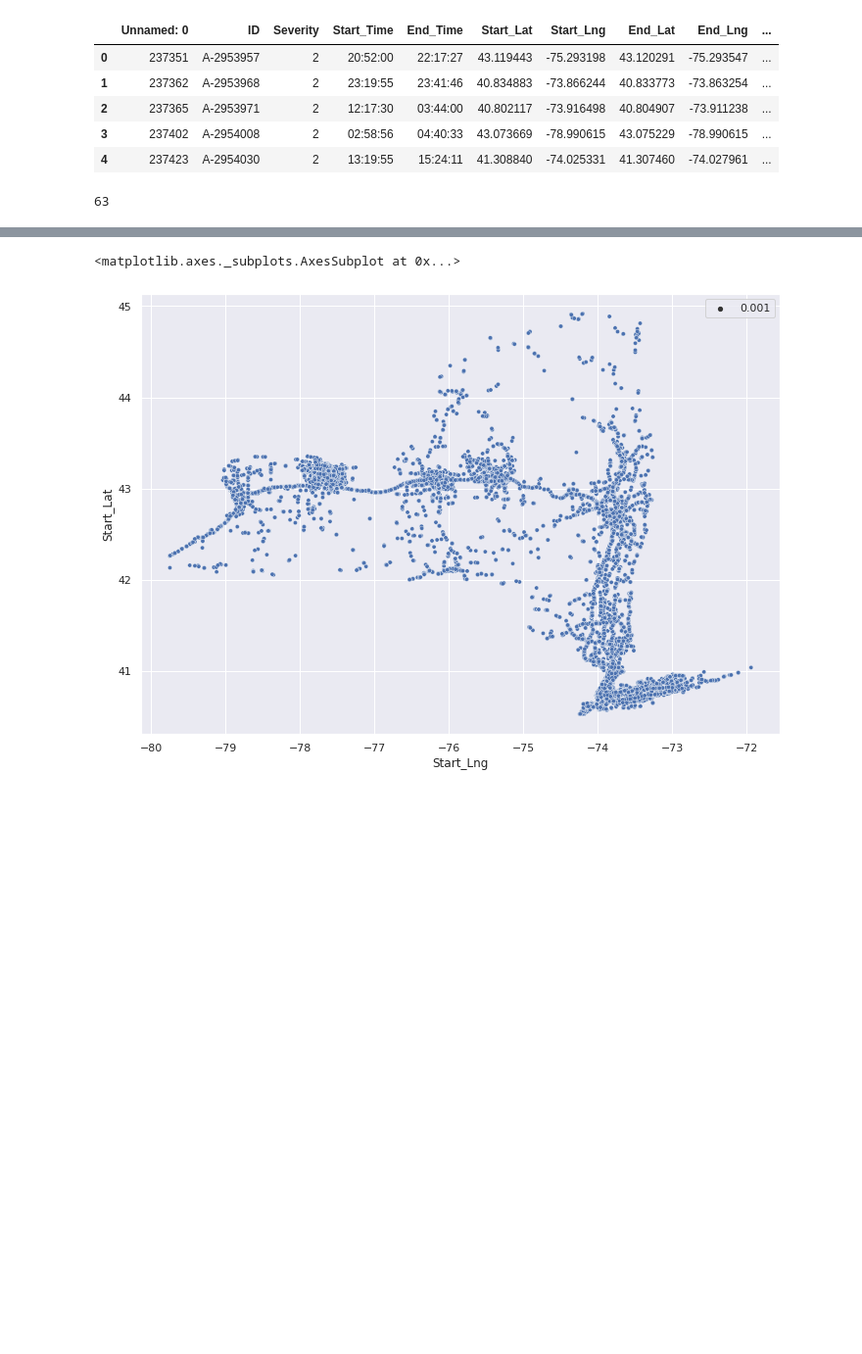
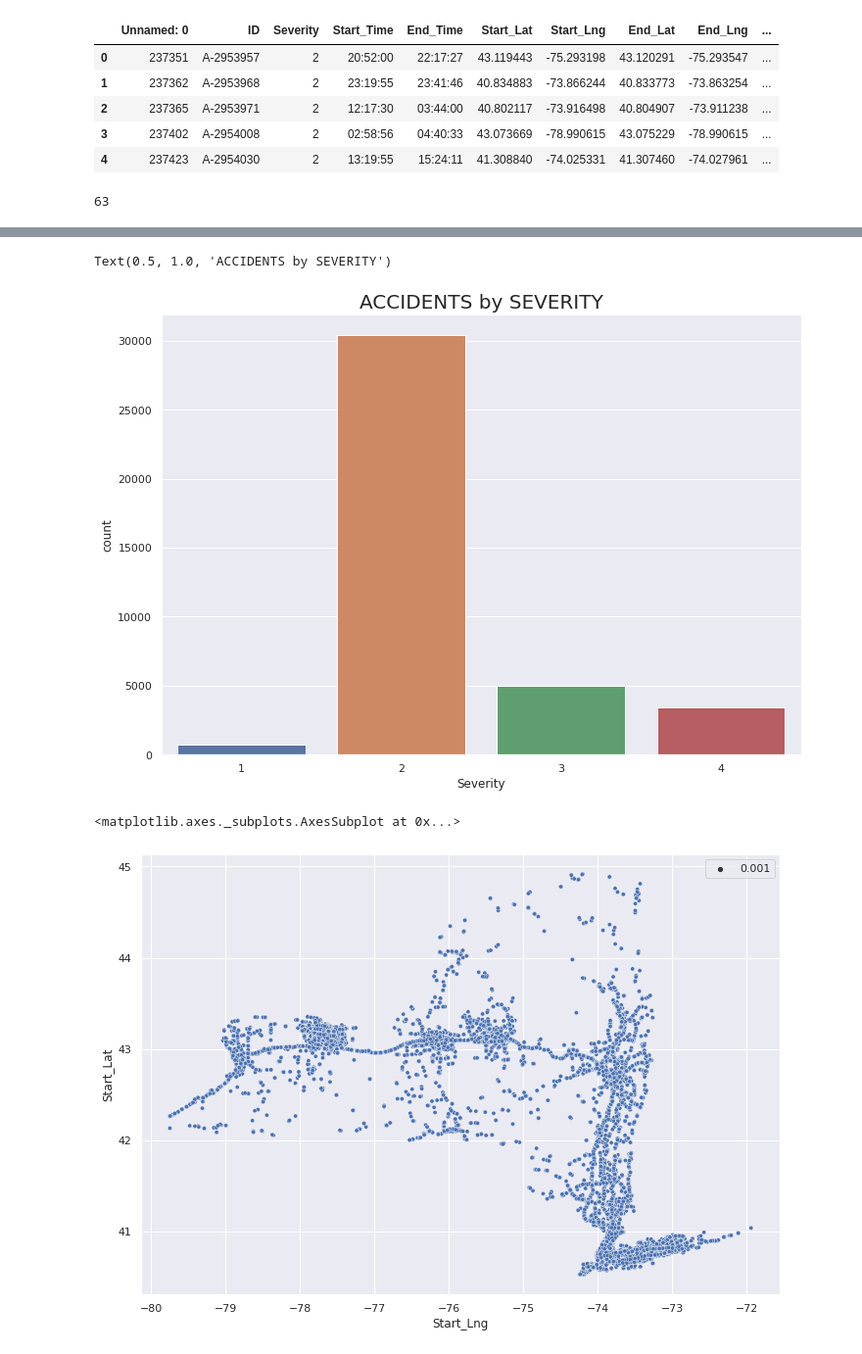
Before and after one commit to bmatore/inft6201, a Jupyter notebook: Data_Analysis_Report_Group_12.ipynb, the cells around one changed output, grey strips where cells are left out. Shown: that part at 98% size. Cells and saved outputs as stored; diff of their text form; code cells hidden in the pictures; blank space fills up the shorter version.

```diff
--- a/Data_Analysis_Report_Group_12.ipynb
+++ b/Data_Analysis_Report_Group_12.ipynb
@@ -125,3 +137,9 @@ sns.countplot(df_accidents['Start_Hour'])
+# %%
+sns.countplot(df_accidents['Severity'])
+plt.title("ACCIDENTS by SEVERITY",fontsize=20)
+# %% [output]
+Text(0.5, 1.0, 'ACCIDENTS by SEVERITY')
+[figure, added]
 # %%
 sns.scatterplot(x=df_accidents.Start_Lng, y=df_accidents.Start_Lat, size=0.001)
 # %% [output]
```
Also changed, not shown: parts of 21 cells of this notebook.
